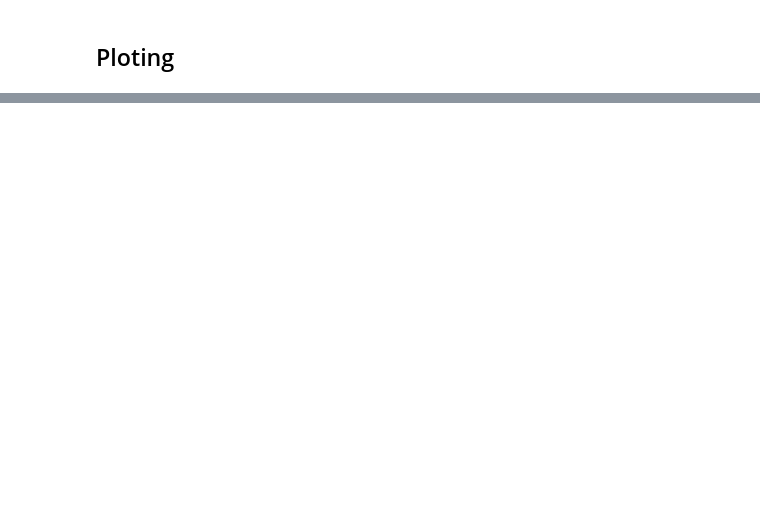
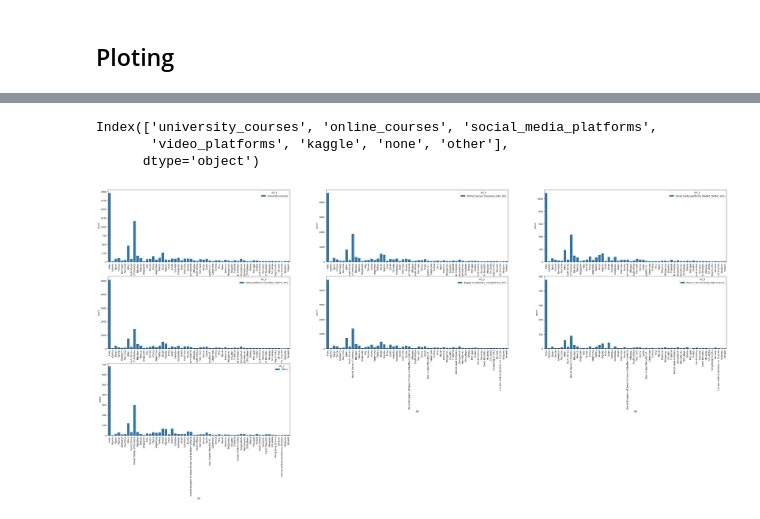
Before and after one commit to gmkng01/DS_Projects, a Jupyter notebook: DS/kaggle_survey_2022/srvy.ipynb, the cells around one changed output, grey strips where cells are left out. Cells and saved outputs as stored; diff of their text form; code cells hidden in the pictures; blank space fills up the shorter version.

```diff
--- a/DS/kaggle_survey_2022/srvy.ipynb
+++ b/DS/kaggle_survey_2022/srvy.ipynb
@@ -10,7 +11,7 @@ pd.set_option('display.max_column', None)
 pd.set_option('display.max_row', 100)
 pd.set_option('display.max_colwidth', 222)
 # %%
-df = pd.read_csv("/home/abhi/Documents/DS/kaggle_survey_2022/kaggle_survey_2022_responses.csv/kaggle_survey_2022_responses.csv")
+df = pd.read_csv("/home/abhi/Documents/DS_Projects/DS/kaggle_survey_2022/kaggle_survey_2022_responses.csv/kaggle_survey_2022_responses.csv")
 # %%
 df2 = df.iloc[1:]
 df2.reset_index(inplace = True, drop = True)
@@ -135,0 +115,53 @@ data2022
+# %%
+helpfull_platform.columns
+# %% [output]
+Index(['university_courses', 'online_courses', 'social_media_platforms',
+       'video_platforms', 'kaggle', 'none', 'other'],
+      dtype='object')
+# %%
+plt.figure(figsize = (50,20))
+
+# Ploted the country and helpfull 1st feature 'university_courses'
+# plt.subplot(3,2,1)
+plt.subplot(331)
+# plt.figure(figsize=(15,5))
+ax = sns.countplot(x=df2['Q4'], hue=df2['Q7_1'])
+ax.tick_params(axis='x', rotation=90)
+
+# Ploted the country and helpfull 2nd feature 'online_courses'
+plt.subplot(332)
+# plt.figure(figsize=(15,5))
+ax = sns.countplot(x=df2['Q4'], hue=df2['Q7_2'])
+ax.tick_params(axis='x', rotation=90)
+
+# Ploted the country and helpfull 3rd feature 'social_media_platforms'
+plt.subplot(333)
+# plt.figure(figsize=(15,5))
+ax = sns.countplot(x=df2['Q4'], hue=df2['Q7_3'])
+ax.tick_params(axis='x', rotation=90)
+
+# Ploted the country and helpfull 4th feature 'video_platform'
+plt.subplot(334)
+# plt.figure(figsize=(15,5))
+ax = sns.countplot(x=df2['Q4'], hue=df2['Q7_4'])
+ax.tick_params(axis='x', rotation=90)
+
+# Ploted the country and helpfull 5th feature 'kaggle'
+plt.subplot(335)
+# plt.figure(figsize=(15,5))
+ax = sns.countplot(x=df2['Q4'], hue=df2['Q7_5'])
+ax.tick_params(axis='x', rotation=90)
+
+# Ploted the country and helpfull 6th feature 'none'
+plt.subplot(336)
+# plt.figure(figsize=(15,5))
+ax = sns.countplot(x=df2['Q4'], hue=df2['Q7_6'])
+ax.tick_params(axis='x', rotation=90)
+
+# Ploted the country and helpfull 7th feature 'other'
+plt.subplot(337)
+# plt.figure(figsize=(15,5))
+ax = sns.countplot(x=df2['Q4'], hue=df2['Q7_7'])
+ax.tick_params(axis='x', rotation=90)
+# %% [output]
+[figure, added]
```
Also changed, not shown: parts of 11 cells of this notebook.
